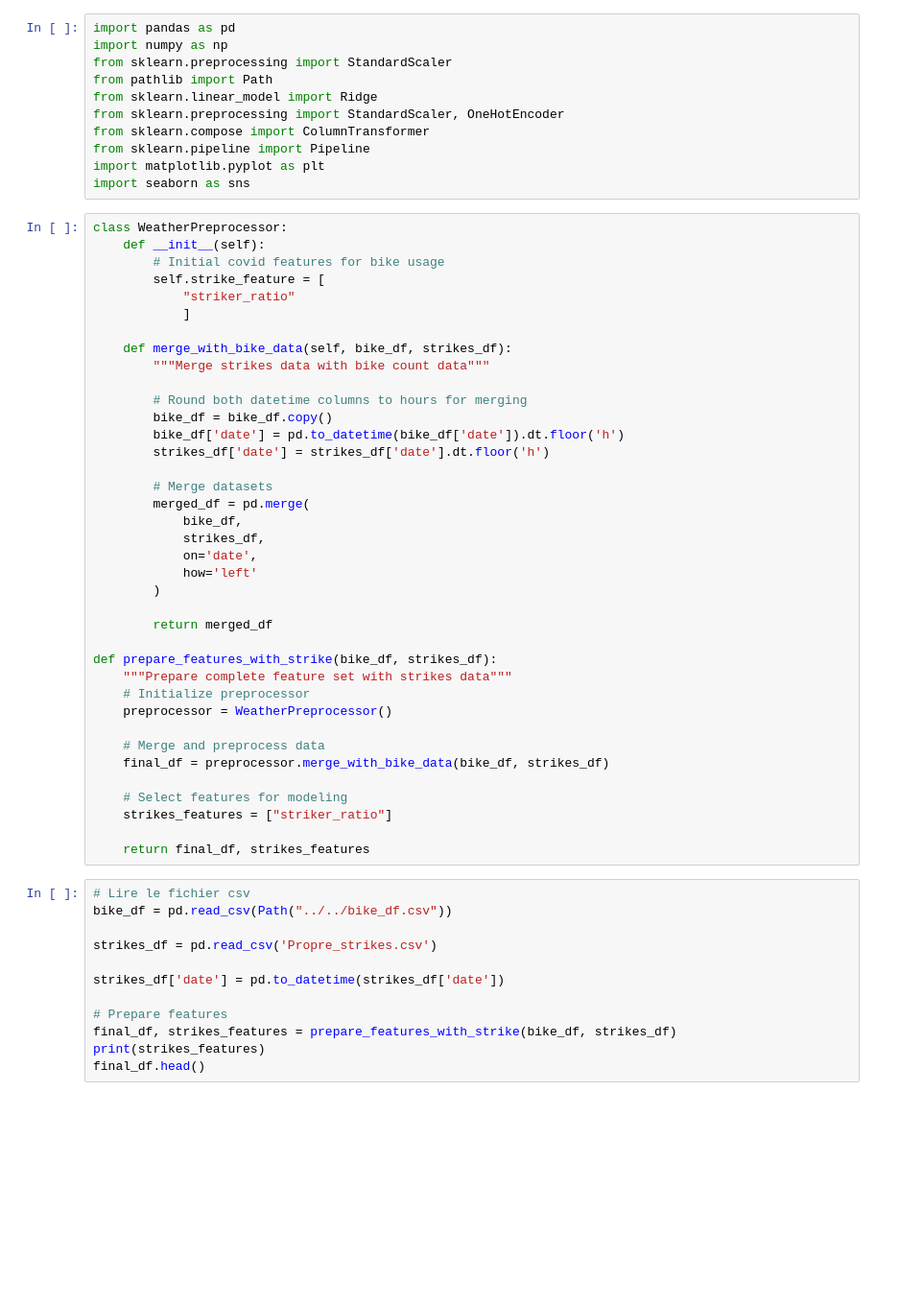
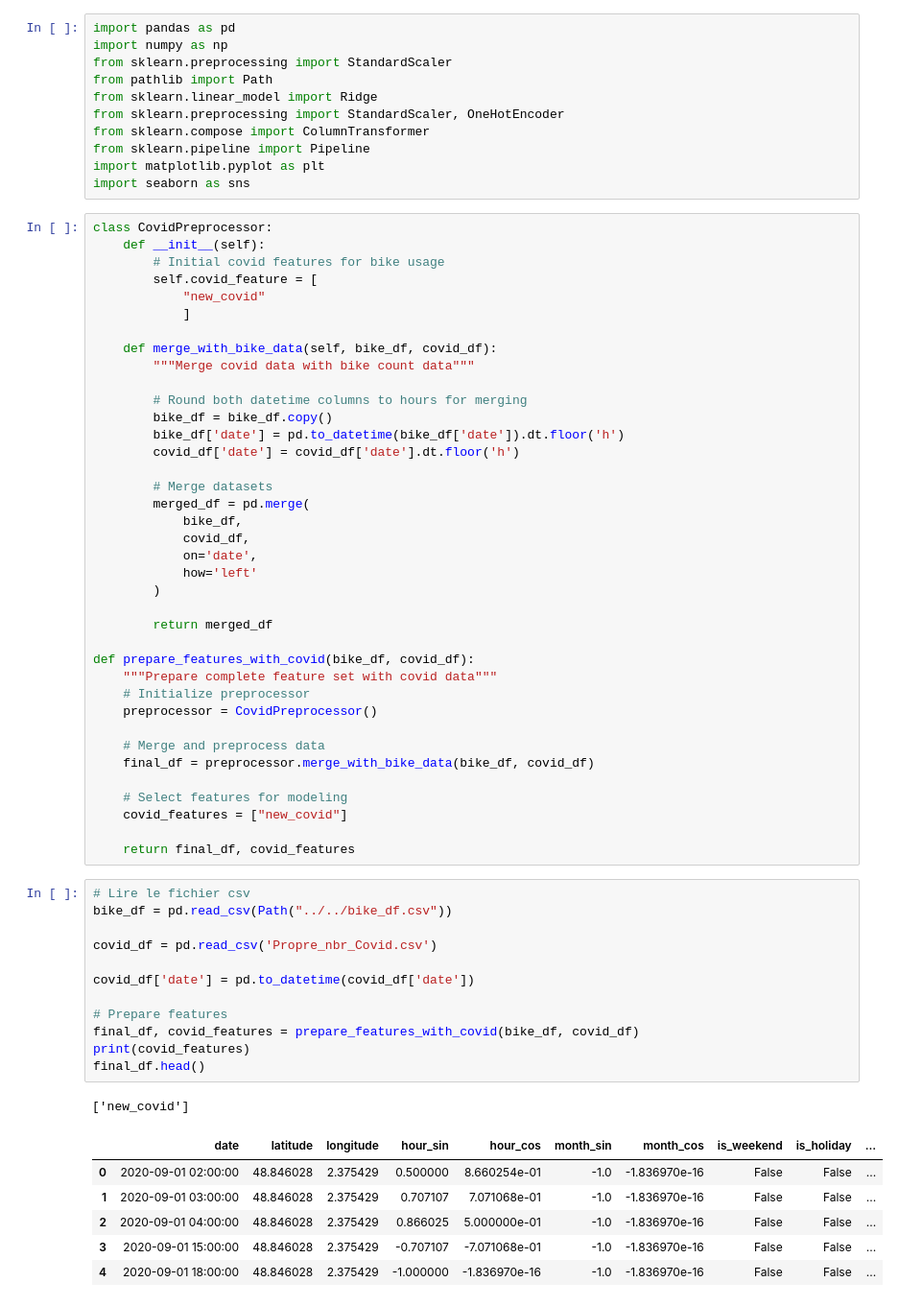
Before and after one commit to alexandreblivet/bike_counters_ac_team, a Jupyter notebook: external_data/Covid/covid_features_selection.ipynb, the cells around one changed output. Shown at 96% size. Cells and saved outputs as stored; diff of their text form; blank space fills up the shorter version.

```diff
--- a/external_data/Covid/covid_features_selection.ipynb
+++ b/external_data/Covid/covid_features_selection.ipynb
@@ -10,54 +10,62 @@ from sklearn.pipeline import Pipeline
 import matplotlib.pyplot as plt
 import seaborn as sns
 # %%
-class WeatherPreprocessor:
+class CovidPreprocessor:
     def __init__(self):
         # Initial covid features for bike usage
-        self.strike_feature = [
-            "striker_ratio"
+        self.covid_feature = [
+            "new_covid"
             ]
 
-    def merge_with_bike_data(self, bike_df, strikes_df):
-        """Merge strikes data with bike count data"""
+    def merge_with_bike_data(self, bike_df, covid_df):
+        """Merge covid data with bike count data"""
 
         # Round both datetime columns to hours for merging
         bike_df = bike_df.copy()
         bike_df['date'] = pd.to_datetime(bike_df['date']).dt.floor('h')
-        strikes_df['date'] = strikes_df['date'].dt.floor('h')
+        covid_df['date'] = covid_df['date'].dt.floor('h')
 
         # Merge datasets
         merged_df = pd.merge(
             bike_df,
-            strikes_df,
+            covid_df,
             on='date',
             how='left'
         )
 
         return merged_df
 
-def prepare_features_with_strike(bike_df, strikes_df):
-    """Prepare complete feature set with strikes data"""
+def prepare_features_with_covid(bike_df, covid_df):
+    """Prepare complete feature set with covid data"""
     # Initialize preprocessor
-    preprocessor = WeatherPreprocessor()
+    preprocessor = CovidPreprocessor()
 
     # Merge and preprocess data
-    final_df = preprocessor.merge_with_bike_data(bike_df, strikes_df)
+    final_df = preprocessor.merge_with_bike_data(bike_df, covid_df)
 
     # Select features for modeling
-    strikes_features = ["striker_ratio"]
+    covid_features = ["new_covid"]
 
-    return final_df, strikes_features
+    return final_df, covid_features
 # %%
 # Lire le fichier csv
 bike_df = pd.read_csv(Path("../../bike_df.csv"))
 
-strikes_df = pd.read_csv('Propre_strikes.csv')
+covid_df = pd.read_csv('Propre_nbr_Covid.csv')
 
-strikes_df['date'] = pd.to_datetime(strikes_df['date'])
+covid_df['date'] = pd.to_datetime(covid_df['date'])
 
 # Prepare features
-final_df, strikes_features = prepare_features_with_strike(bike_df, strikes_df)
-print(strikes_features)
+final_df, covid_features = prepare_features_with_covid(bike_df, covid_df)
+print(covid_features)
 final_df.head()
+# %% [output]
+['new_covid']
+|  | date | latitude | longitude | hour_sin | hour_cos | month_sin | month_cos | is_weekend | is_holiday | ... |
+| 0 | 2020-09-01 02:00:00 | 48.846028 | 2.375429 | 0.500000 | 8.660254e-01 | -1.0 | -1.836970e-16 | False | False | ... |
+| 1 | 2020-09-01 03:00:00 | 48.846028 | 2.375429 | 0.707107 | 7.071068e-01 | -1.0 | -1.836970e-16 | False | False | ... |
+| 2 | 2020-09-01 04:00:00 | 48.846028 | 2.375429 | 0.866025 | 5.000000e-01 | -1.0 | -1.836970e-16 | False | False | ... |
+| 3 | 2020-09-01 15:00:00 | 48.846028 | 2.375429 | -0.707107 | -7.071068e-01 | -1.0 | -1.836970e-16 | False | False | ... |
+| 4 | 2020-09-01 18:00:00 | 48.846028 | 2.375429 | -1.000000 | -1.836970e-16 | -1.0 | -1.836970e-16 | False | False | ... |
 # %%
 final_df.shape
```
Also changed, not shown: parts of 3 cells of this notebook, 7 other files.
